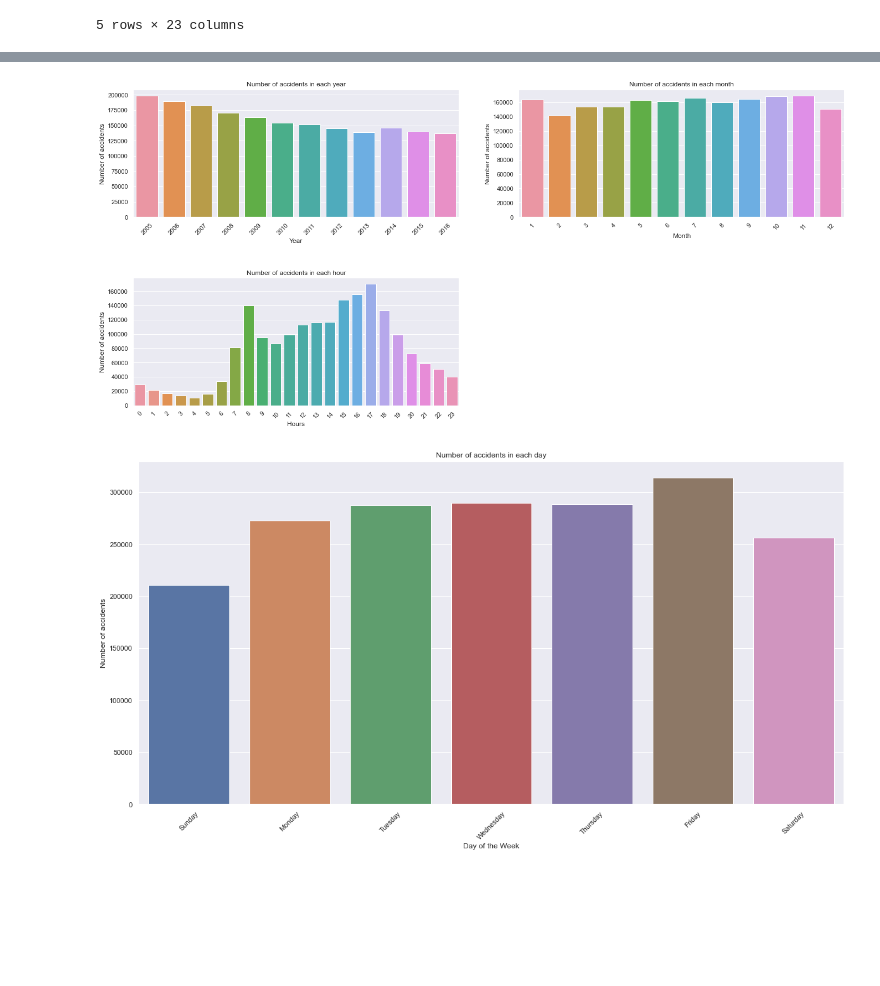
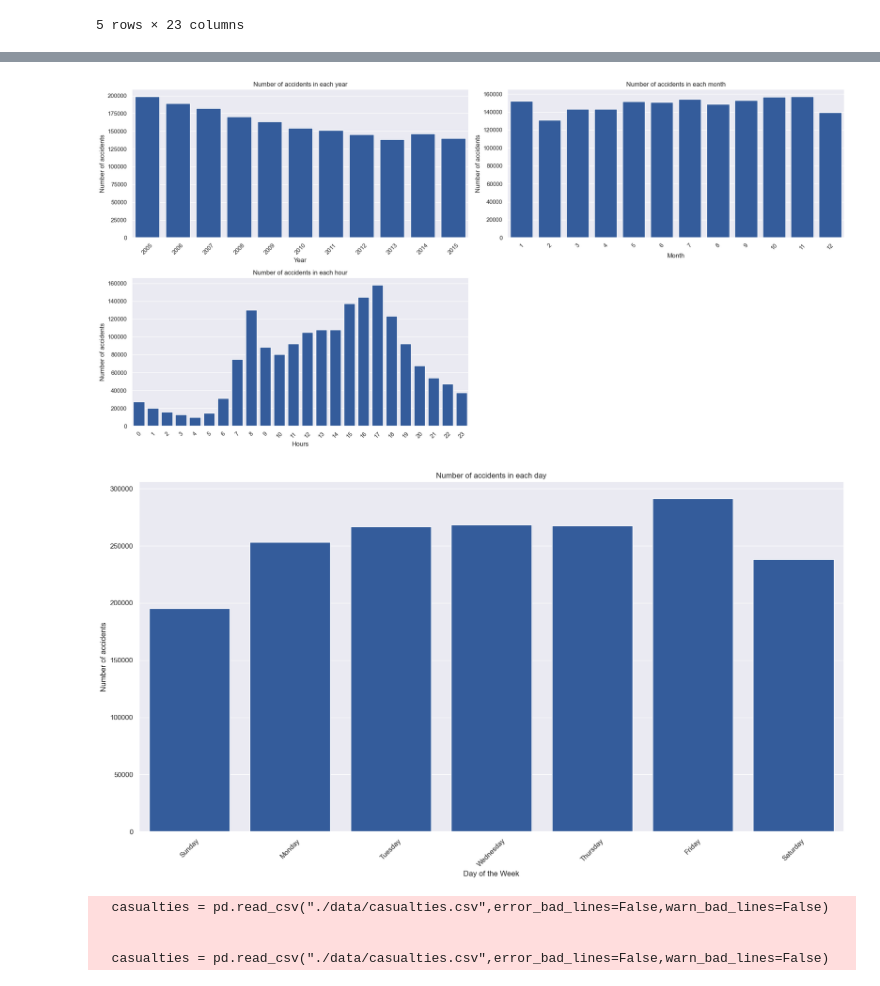
Before and after one commit to mainaliayush/Senior-Project, a Jupyter notebook: src/UK_ACCIDENT_DATA.ipynb, the cells around one changed output, grey strips where cells are left out. Cells and saved outputs as stored; diff of their text form; code cells hidden in the pictures; blank space fills up the shorter version.

Commit message:
This Week's progress

```diff
--- a/src/UK_ACCIDENT_DATA.ipynb
+++ b/src/UK_ACCIDENT_DATA.ipynb
@@ -7,7 +7,7 @@ import seaborn as sns
 import matplotlib.pyplot as plt
 # %%
 #Reading Data from CSV file
-accidents = pd.read_csv("../data/acc2005_2016.csv")
+accidents = pd.read_csv("./data/accidents.csv")
 accidents.head()
 # %% [output]
 |  | Accident_Index | Location_Easting_OSGR | Location_Northing_OSGR | Longitude | Latitude | Police_Force | ... |
@@ -39,11 +39,11 @@ Did_Police_Officer_Attend_Scene_of_Accident      int64
 LSOA_of_Accident_Location                       object
 dtype: object
 # %%
-#Dropping Variable of No use.
+# #Dropping Variable of No use.
 accidents.drop(['Location_Easting_OSGR', 'Location_Northing_OSGR','LSOA_of_Accident_Location',
-                'Junction_Control', 'Local_Authority_.District.', 'Local_Authority_.Highway.',
-                'X1st_Road_Class', 'X1st_Road_Number', 'X2nd_Road_Class', 'X2nd_Road_Number',
-                 'Pedestrian_Crossing.Human_Control', 'Pedestrian_Crossing.Physical_Facilities'
+                'Junction_Control', 'Local_Authority_(District)', 'Local_Authority_(Highway)',
+                '1st_Road_Class', '1st_Road_Number', '2nd_Road_Class', '2nd_Road_Number',
+                 'Pedestrian_Crossing-Human_Control', 'Pedestrian_Crossing-Physical_Facilities'
                ], axis=1, inplace=True)
 # %%
 #Converting to DateTime format.
@@ -201,38 +209,45 @@ plt.show()
 # %%
 sns.set(rc={'figure.figsize':(20,10)})
 
 plt.subplot(2, 2, 1)
-sns.countplot(data=accidents, x="Year")
+sns.countplot(data=accidents, x="Year", color='#2358AC')
 plt.xticks(rotation=45)
 plt.xlabel("Year")
 plt.ylabel("Number of accidents")
 plt.title("Number of accidents in each year")
 
 # using subplot function and creating plot two
 plt.subplot(2, 2, 2)
-sns.countplot(data=accidents, x="Month")
+sns.countplot(data=accidents, x="Month", color='#2358AC')
 plt.xticks(rotation=45)
 plt.xlabel("Month")
 plt.ylabel("Number of accidents")
 plt.title("Number of accidents in each month")
 
 plt.subplot(2, 2, 3)
-sns.countplot(data=accidents, x="Hours")
+sns.countplot(data=accidents, x="Hours", color='#2358AC')
 plt.xticks(rotation=45)
 plt.xlabel("Hours")
 plt.ylabel("Number of accidents")
 plt.title("Number of accidents in each hour")
 
-plt.tight_layout(4)
+plt.tight_layout()
 plt.show()
 # %% [output]
-[figure, old version]
+[figure, new version]
 # %%
-sns.countplot(data=accidents, x="Day_of_Week", order=["Sunday", "Monday", "Tuesday", "Wednesday", "Thursday", "Friday", "Saturday"])
+sns.countplot(data=accidents, x="Day_of_Week", color='#2358AC', order=["Sunday", "Monday", "Tuesday", "Wednesday", "Thursday", "Friday", "Saturday"])
 plt.xticks(rotation=45)
 plt.xlabel("Day of the Week")
 plt.ylabel("Number of accidents")
 plt.title("Number of accidents in each day")
 plt.show()
 # %% [output]
-[figure, old version]
+[figure, new version]
+# %%
+casualties = pd.read_csv("./data/casualties.csv",error_bad_lines=False,warn_bad_lines=False)
+# %% [output]
+  casualties = pd.read_csv("./data/casualties.csv",error_bad_lines=False,warn_bad_lines=False)
+
+
+  casualties = pd.read_csv("./data/casualties.csv",error_bad_lines=False,warn_bad_lines=False)
```
Also changed, not shown: parts of 18 cells of this notebook.
